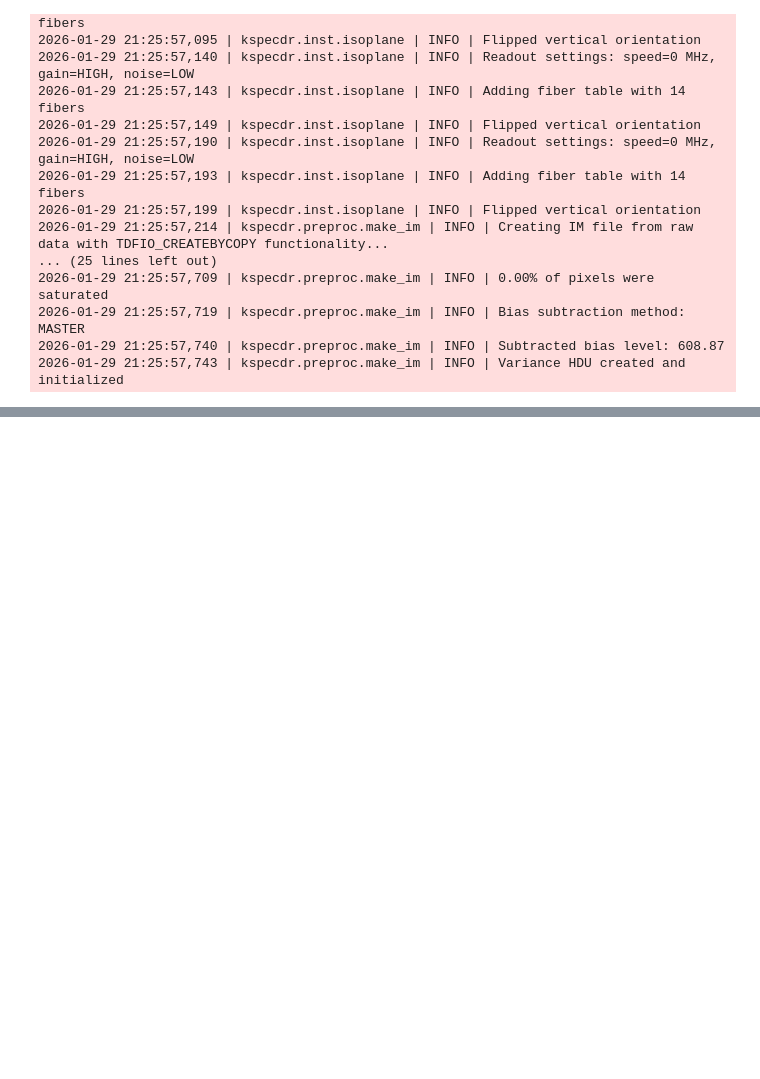
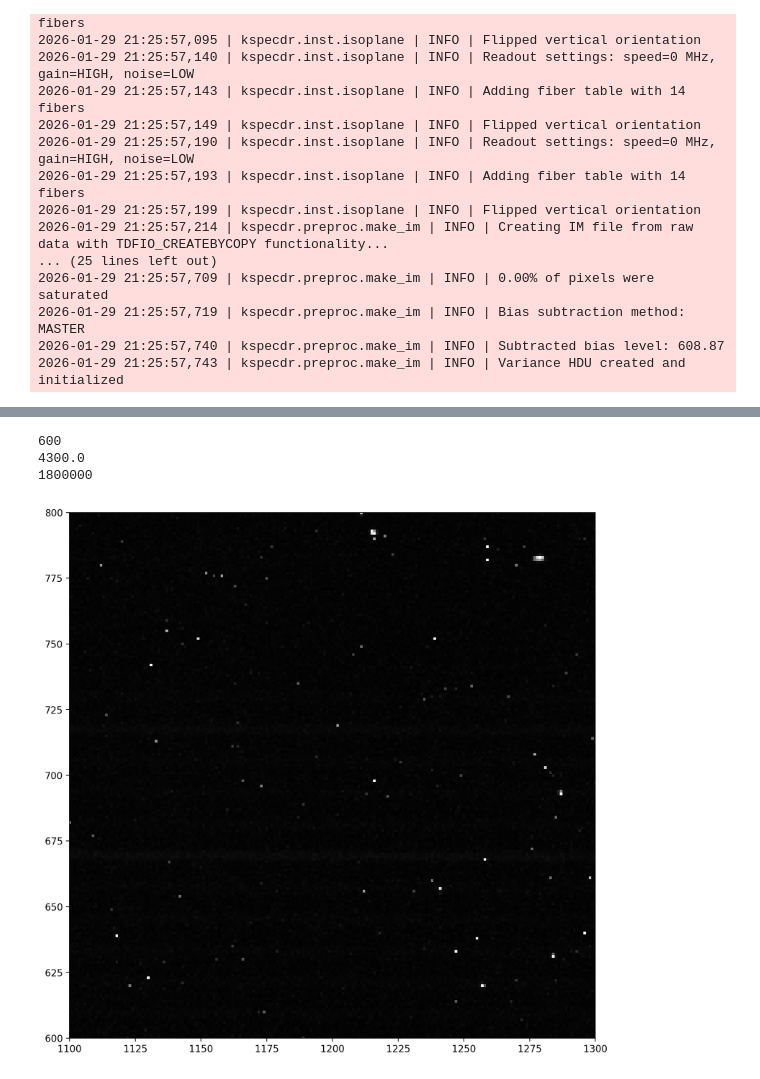
Before and after one commit to hbahk/kspecdr, a Jupyter notebook: notebooks/kspec_commissioning_jan28.ipynb, the cells around one changed output, grey strips where cells are left out. Drawn from its saved outputs; the diff is of its cells as text; code cells hidden in the pictures; blank space fills up the shorter version.

```diff
--- a/notebooks/kspec_commissioning_jan28.ipynb
+++ b/notebooks/kspec_commissioning_jan28.ipynb
@@ -122,0 +322,31 @@ for fpath in flat_files_converted:
+# %%
+tile045_files = list(TESTDIR.glob("tile_045*.fits"))
+tile045_files_converted = [CALDIR / f.name.replace("tile_045", "cTile045") for f in tile045_files]
+
+for fpath, fpath_converted in zip(tile045_files, tile045_files_converted):
+    write_isoplane_converted_image(fpath, fpath_converted, "OBJECT", fiber_table=assign_table)
+
+    make_im(
+        fpath_converted.as_posix(),
+        cosmic_ray_method="NONE",
+        bias_filename=mbias_path.as_posix(),
+        use_bias=True,
+        verbose=False,
+    )
+    im_path = CALDIR / (fpath_converted.stem + "_im.fits")
+
+    with ImageFile(im_path.as_posix()) as img:
+        grating = img.get_header_value("GRATID")
+        lambdac = float(img.get_header_value("LAMBDAC"))
+        spec_set = f"{grating}_{lambdac/10:.0f}"
+
+    tlm_path = CALDIR / ("tlm_" + spec_set + ".fits")
+
+    ex_path = CALDIR / (fpath_converted.stem + "_ex.fits")
+    make_ex(
+        {
+            "IMAGE_FILENAME": im_path.as_posix(),
+            "EXTRAC_FILENAME": ex_path.as_posix(),
+            "TLMAP_FILENAME": tlm_path.as_posix(),
+        }
+    )
@@ -122,0 +391,19 @@ for fpath in flat_files_converted:
+# %%
+hdul = fits.open(im_path)
+# hdul = fits.open(bias_files_converted[0])
+
+print(hdul[0].header["GRATID"])
+print(hdul[0].header["LAMBDAC"])
+print(hdul[0].header["EXPTIME"])
+
+fig = plt.figure(figsize=(10, 10))
+ax = fig.add_subplot(111)
+ax.imshow(hdul[0].data, cmap='gray', origin='lower', vmin=0, vmax=1000)
+ax.set_xlim(1100, 1300)
+ax.set_ylim(600, 800)
+plt.show()
+# %% [output]
+600
+4300.0
+1800000
+[figure, added]
```
Also changed, not shown: parts of 12 cells of this notebook.
